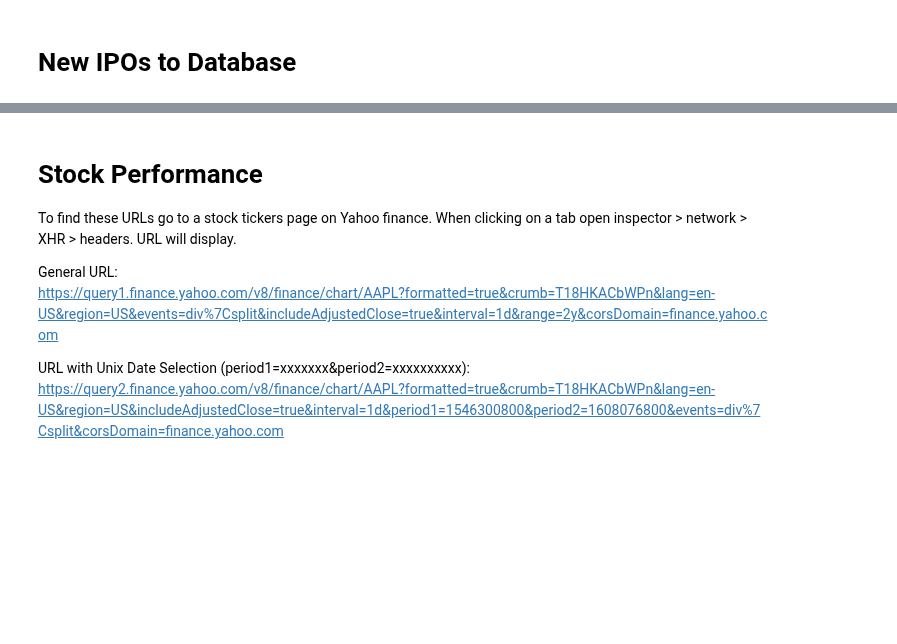
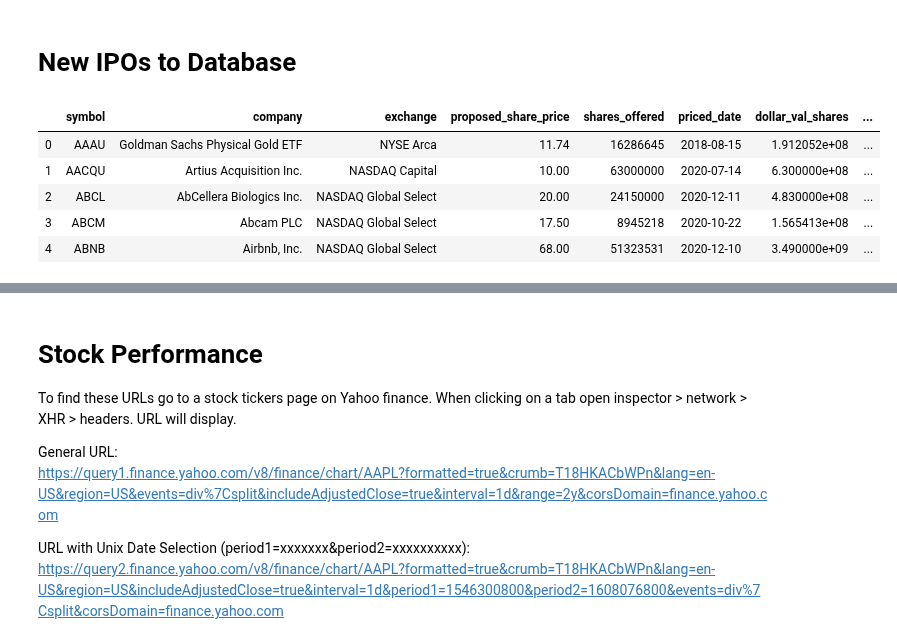
Before and after one commit to admiral810/IPO_tracker, a Jupyter notebook: get_IPO_data.ipynb, the cells around one changed output, grey strips where cells are left out. Cells and saved outputs as stored; diff of their text form; code cells hidden in the pictures; blank space fills up the shorter version.

```diff
--- a/get_IPO_data.ipynb
+++ b/get_IPO_data.ipynb
@@ -116,10 +147,17 @@ ipo_df
 # New IPOs to Database
 # %%
 # Bring in ipo table
-engine = create_engine('postgresql://postgres:postgres@localhost:5432/IPO_tracker')
+engine = create_engine(f'mysql://{dbuser}:{dbpass}@{dbhost}/{dbname}?charset=utf8')
 connection = engine.connect()
 sql_ipo_df = pd.read_sql("SELECT * FROM stocks", connection)
 sql_ipo_df.head()
+# %% [output]
+|  | symbol | company | exchange | proposed_share_price | shares_offered | priced_date | dollar_val_shares | ... |
+| 0 | AAAU | Goldman Sachs Physical Gold ETF | NYSE Arca | 11.74 | 16286645 | 2018-08-15 | 1.912052e+08 | ... |
+| 1 | AACQU | Artius Acquisition Inc. | NASDAQ Capital | 10.00 | 63000000 | 2020-07-14 | 6.300000e+08 | ... |
+| 2 | ABCL | AbCellera Biologics Inc. | NASDAQ Global Select | 20.00 | 24150000 | 2020-12-11 | 4.830000e+08 | ... |
+| 3 | ABCM | Abcam PLC | NASDAQ Global Select | 17.50 | 8945218 | 2020-10-22 | 1.565413e+08 | ... |
+| 4 | ABNB | Airbnb, Inc. | NASDAQ Global Select | 68.00 | 51323531 | 2020-12-10 | 3.490000e+09 | ... |
 # %%
 new_ipos_df = ipo_df[~ipo_df["symbol"].isin(sql_ipo_df["symbol"])]
 new_ipos_df.head()
```
Also changed, not shown: parts of 38 cells of this notebook, 7 other files.
